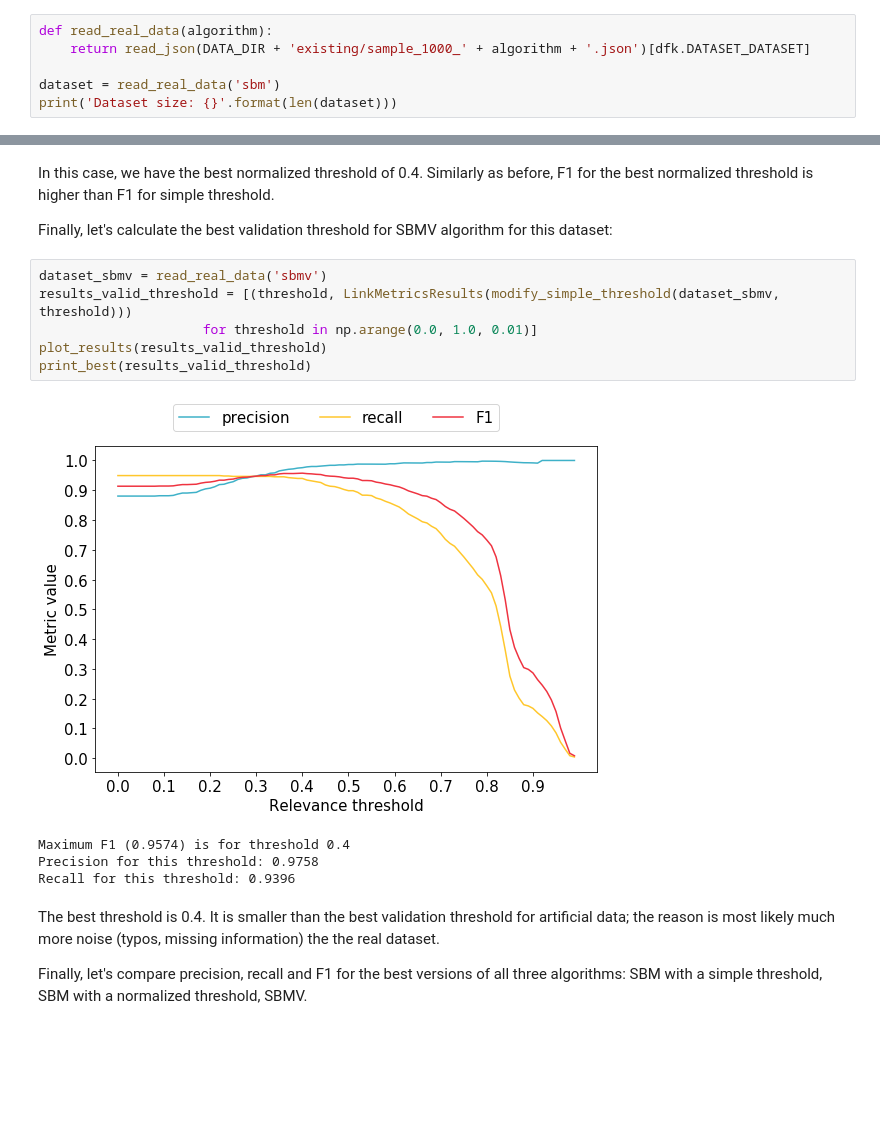
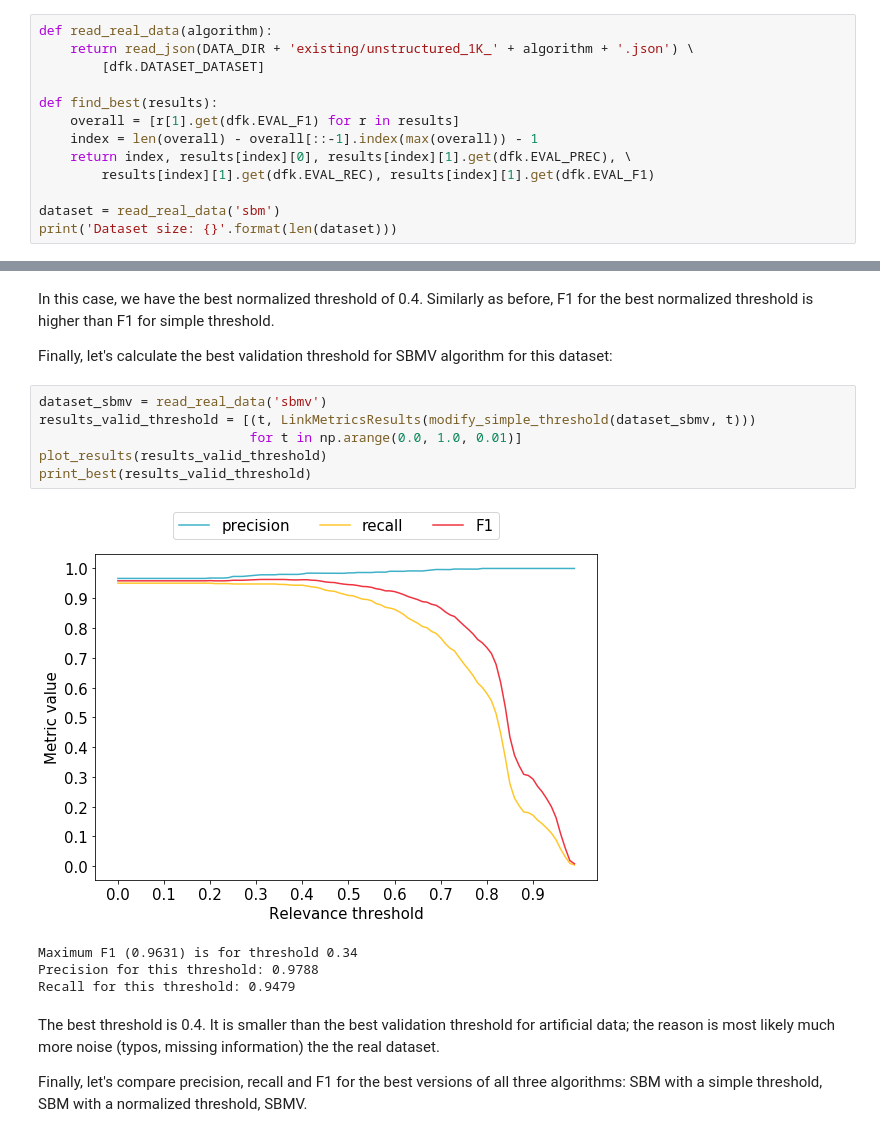
Before and after one commit to CrossRef/reference-matching-evaluation, a Jupyter notebook: analyses/relevance_threshold-orig.ipynb, the cells around one changed output, grey strips where cells are left out. Drawn from its saved outputs; the diff is of its cells as text; blank space fills up the shorter version.

```diff
--- a/analyses/relevance_threshold-orig.ipynb
+++ b/analyses/relevance_threshold-orig.ipynb
@@ -384,7 +384,14 @@ We can see that SBMV is the best approach outperforming all variants of SBM for
 The dataset composed of real-life reference strings contains 1000 cases:
 # %%
 def read_real_data(algorithm):
-    return read_json(DATA_DIR + 'existing/sample_1000_' + algorithm + '.json')[dfk.DATASET_DATASET]
+    return read_json(DATA_DIR + 'existing/unstructured_1K_' + algorithm + '.json') \
+        [dfk.DATASET_DATASET]
+
+def find_best(results):
+    overall = [r[1].get(dfk.EVAL_F1) for r in results]
+    index = len(overall) - overall[::-1].index(max(overall)) - 1
+    return index, results[index][0], results[index][1].get(dfk.EVAL_PREC), \
+        results[index][1].get(dfk.EVAL_REC), results[index][1].get(dfk.EVAL_F1)
 
 dataset = read_real_data('sbm')
 print('Dataset size: {}'.format(len(dataset)))
@@ -426,15 +431,15 @@ In this case, we have the best normalized threshold of 0.4. Similarly as before,
 Finally, let's calculate the best validation threshold for SBMV algorithm for this dataset:
 # %%
 dataset_sbmv = read_real_data('sbmv')
-results_valid_threshold = [(threshold, LinkMetricsResults(modify_simple_threshold(dataset_sbmv, threshold)))
-                     for threshold in np.arange(0.0, 1.0, 0.01)]
+results_valid_threshold = [(t, LinkMetricsResults(modify_simple_threshold(dataset_sbmv, t)))
+                           for t in np.arange(0.0, 1.0, 0.01)]
 plot_results(results_valid_threshold)
 print_best(results_valid_threshold)
 # %% [output]
-[figure, old version]
+[figure, new version]
-Maximum F1 (0.9574) is for threshold 0.4
-Precision for this threshold: 0.9758
-Recall for this threshold: 0.9396
+Maximum F1 (0.9631) is for threshold 0.34
+Precision for this threshold: 0.9788
+Recall for this threshold: 0.9479
 # %% [markdown]
 The best threshold is 0.4. It is smaller than the best validation threshold for artificial data; the reason is most likely much more noise (typos, missing information) the the real dataset.
 
```
Also changed, not shown: parts of 7 cells of this notebook, 34 other files.
